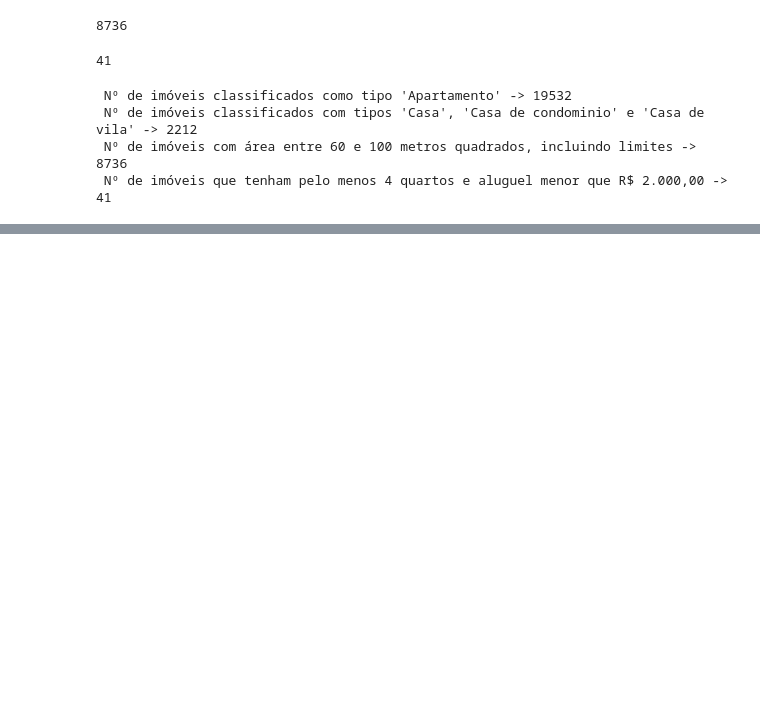
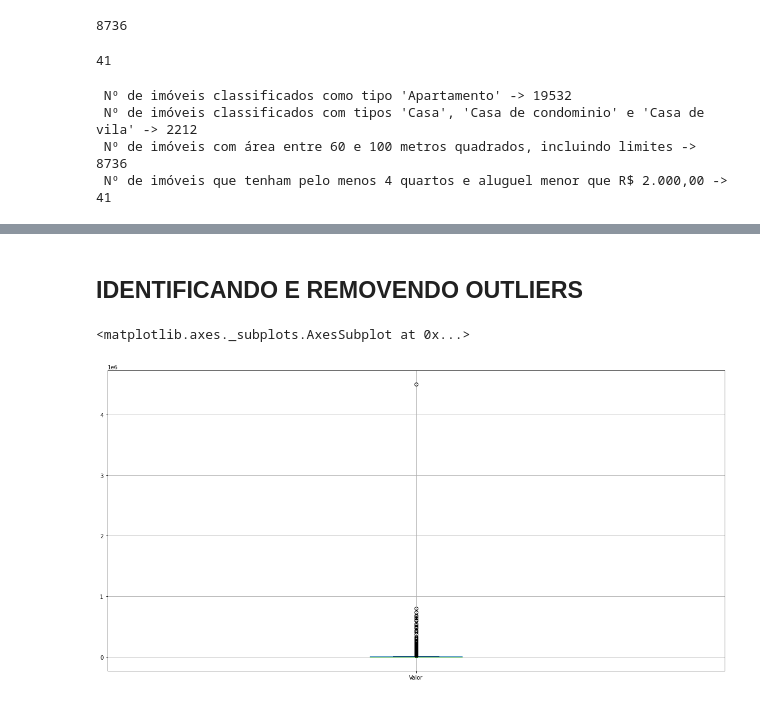
Before and after one commit to v7oliveira/v7oliveira, a Jupyter notebook: Pandas_Aluguel_Imóveis.ipynb, the cells around one changed output, grey strips where cells are left out. Cells and saved outputs as stored; diff of their text form; code cells hidden in the pictures; blank space fills up the shorter version.

```diff
--- a/Pandas_Aluguel_Imóveis.ipynb
+++ b/Pandas_Aluguel_Imóveis.ipynb
@@ -431,0 +596,2 @@ print(" Nº de imóveis que tenham pelo menos 4 quartos e aluguel menor que R$ 2
+# %%
+casa = ['Casa', 'Casa de Condomínio', 'Casa de Vila']
@@ -431,0 +788,7 @@ print(" Nº de imóveis que tenham pelo menos 4 quartos e aluguel menor que R$ 2
+# %% [markdown]
+## IDENTIFICANDO E REMOVENDO OUTLIERS
+# %%
+dados.boxplot(['Valor'])
+# %% [output]
+<matplotlib.axes._subplots.AxesSubplot at 0x...>
+[figure, added]
```
Also changed, not shown: parts of 60 cells of this notebook.
